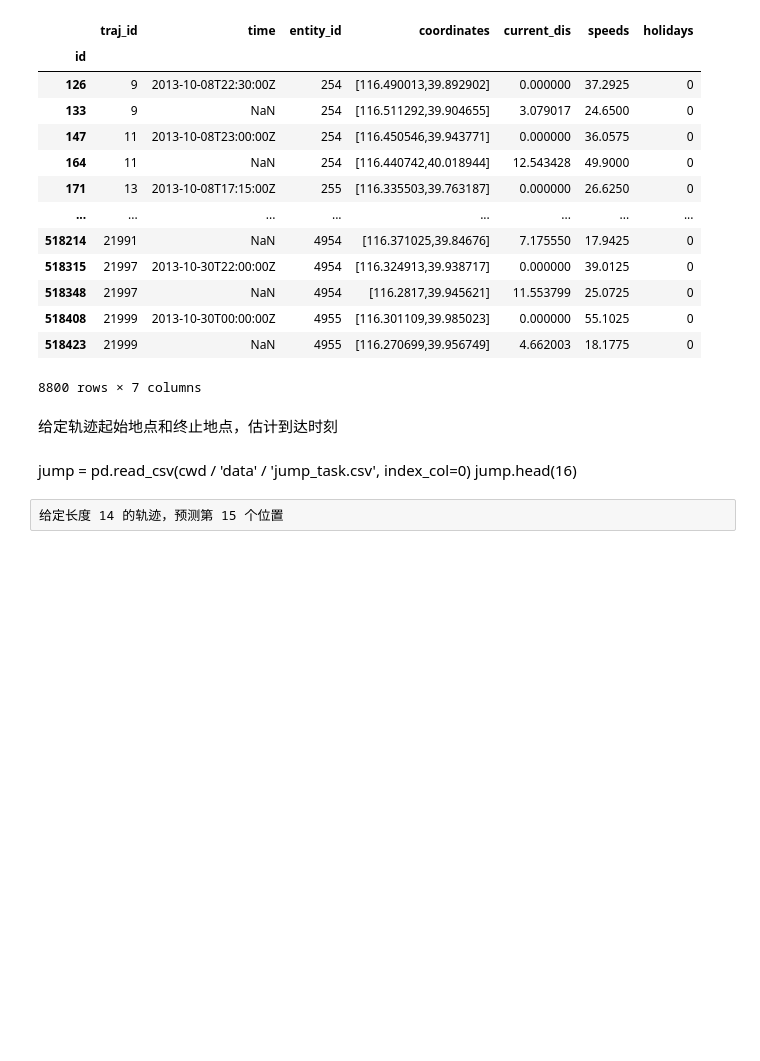
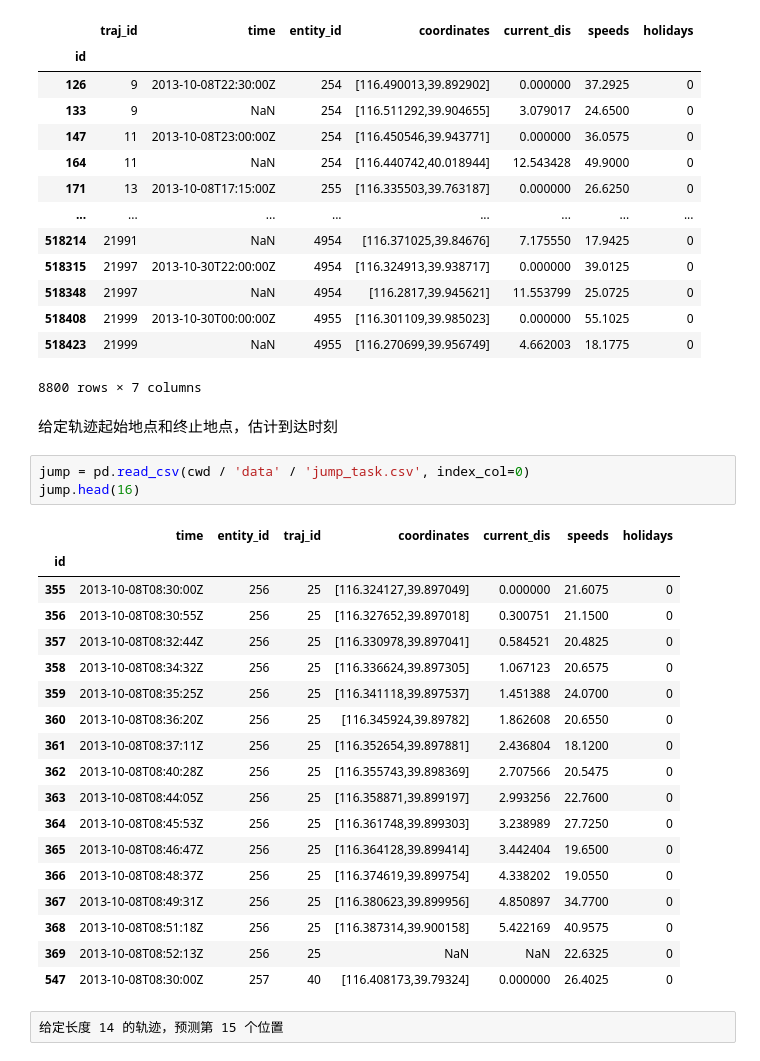
Before and after one commit to UyJZ/BUAA-DM23, a Jupyter notebook: database/data_instruction.ipynb, the cells around one changed output. Cells and saved outputs as stored; diff of their text form; blank space fills up the shorter version.

```diff
--- a/database/data_instruction.ipynb
+++ b/database/data_instruction.ipynb
@@ -101,8 +101,27 @@ eta
 8800 rows × 7 columns
 # %% [markdown]
 给定轨迹起始地点和终止地点，估计到达时刻
-# %% [markdown]
-jump = pd.read_csv(cwd / 'data' / 'jump_task.csv', index_col=0)
-jump.head(16)
+# %%
+jump = pd.read_csv(cwd / 'data' / 'jump_task.csv', index_col=0)
+jump.head(16)
+# %% [output]
+|  | time | entity_id | traj_id | coordinates | current_dis | speeds | holidays |
+| id |  |  |  |  |  |  |  |
+| 355 | 2013-10-08T08:30:00Z | 256 | 25 | [116.324127,39.897049] | 0.000000 | 21.6075 | 0 |
+| 356 | 2013-10-08T08:30:55Z | 256 | 25 | [116.327652,39.897018] | 0.300751 | 21.1500 | 0 |
+| 357 | 2013-10-08T08:32:44Z | 256 | 25 | [116.330978,39.897041] | 0.584521 | 20.4825 | 0 |
+| 358 | 2013-10-08T08:34:32Z | 256 | 25 | [116.336624,39.897305] | 1.067123 | 20.6575 | 0 |
+| 359 | 2013-10-08T08:35:25Z | 256 | 25 | [116.341118,39.897537] | 1.451388 | 24.0700 | 0 |
+| 360 | 2013-10-08T08:36:20Z | 256 | 25 | [116.345924,39.89782] | 1.862608 | 20.6550 | 0 |
+| 361 | 2013-10-08T08:37:11Z | 256 | 25 | [116.352654,39.897881] | 2.436804 | 18.1200 | 0 |
+| 362 | 2013-10-08T08:40:28Z | 256 | 25 | [116.355743,39.898369] | 2.707566 | 20.5475 | 0 |
+| 363 | 2013-10-08T08:44:05Z | 256 | 25 | [116.358871,39.899197] | 2.993256 | 22.7600 | 0 |
+| 364 | 2013-10-08T08:45:53Z | 256 | 25 | [116.361748,39.899303] | 3.238989 | 27.7250 | 0 |
+| 365 | 2013-10-08T08:46:47Z | 256 | 25 | [116.364128,39.899414] | 3.442404 | 19.6500 | 0 |
+| 366 | 2013-10-08T08:48:37Z | 256 | 25 | [116.374619,39.899754] | 4.338202 | 19.0550 | 0 |
+| 367 | 2013-10-08T08:49:31Z | 256 | 25 | [116.380623,39.899956] | 4.850897 | 34.7700 | 0 |
+| 368 | 2013-10-08T08:51:18Z | 256 | 25 | [116.387314,39.900158] | 5.422169 | 40.9575 | 0 |
+| 369 | 2013-10-08T08:52:13Z | 256 | 25 | NaN | NaN | 22.6325 | 0 |
+| 547 | 2013-10-08T08:30:00Z | 257 | 40 | [116.408173,39.79324] | 0.000000 | 26.4025 | 0 |
 # %% [raw]
 给定长度 14 的轨迹，预测第 15 个位置
```
Also changed, not shown: parts of 4 cells of this notebook, 1 other file.
